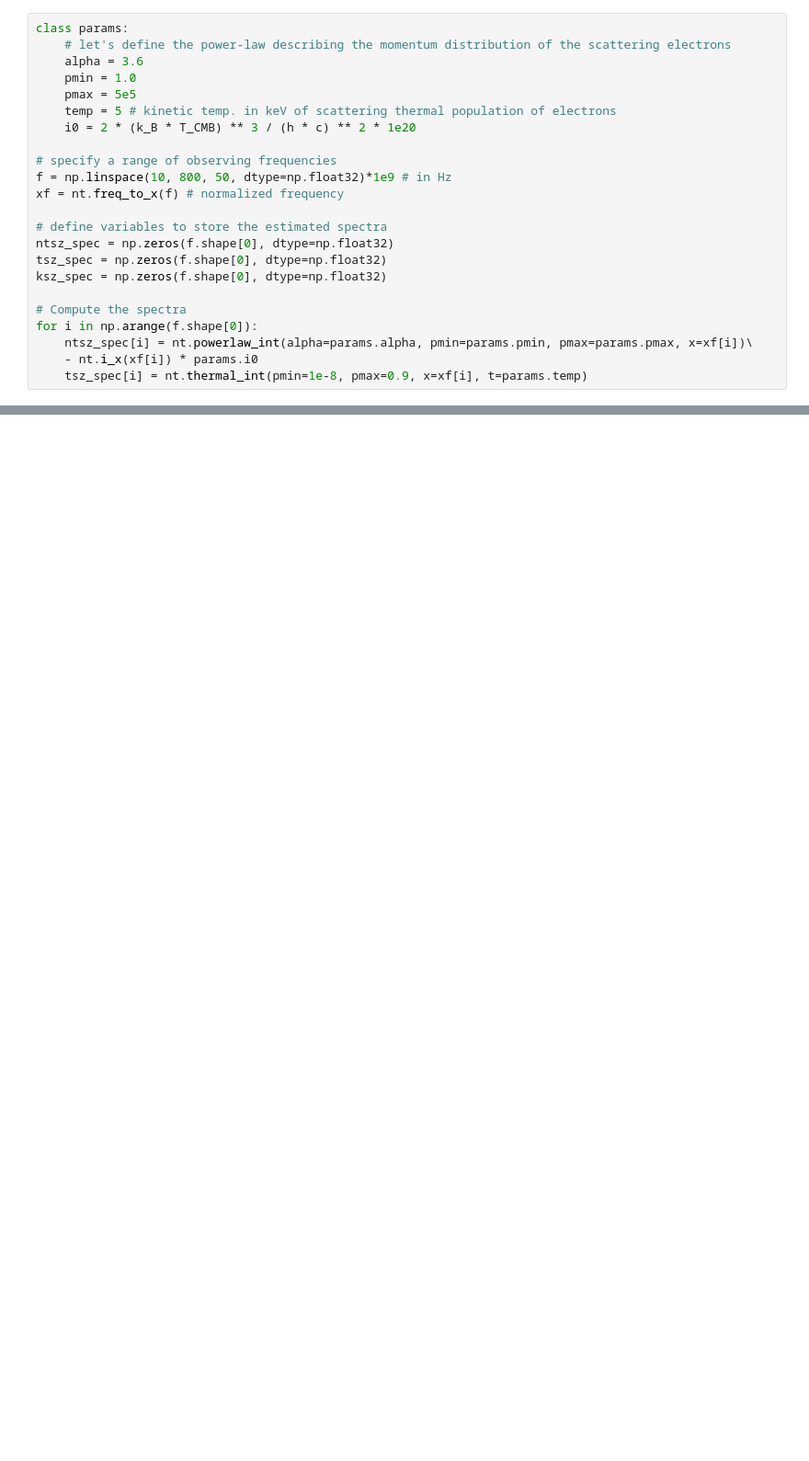
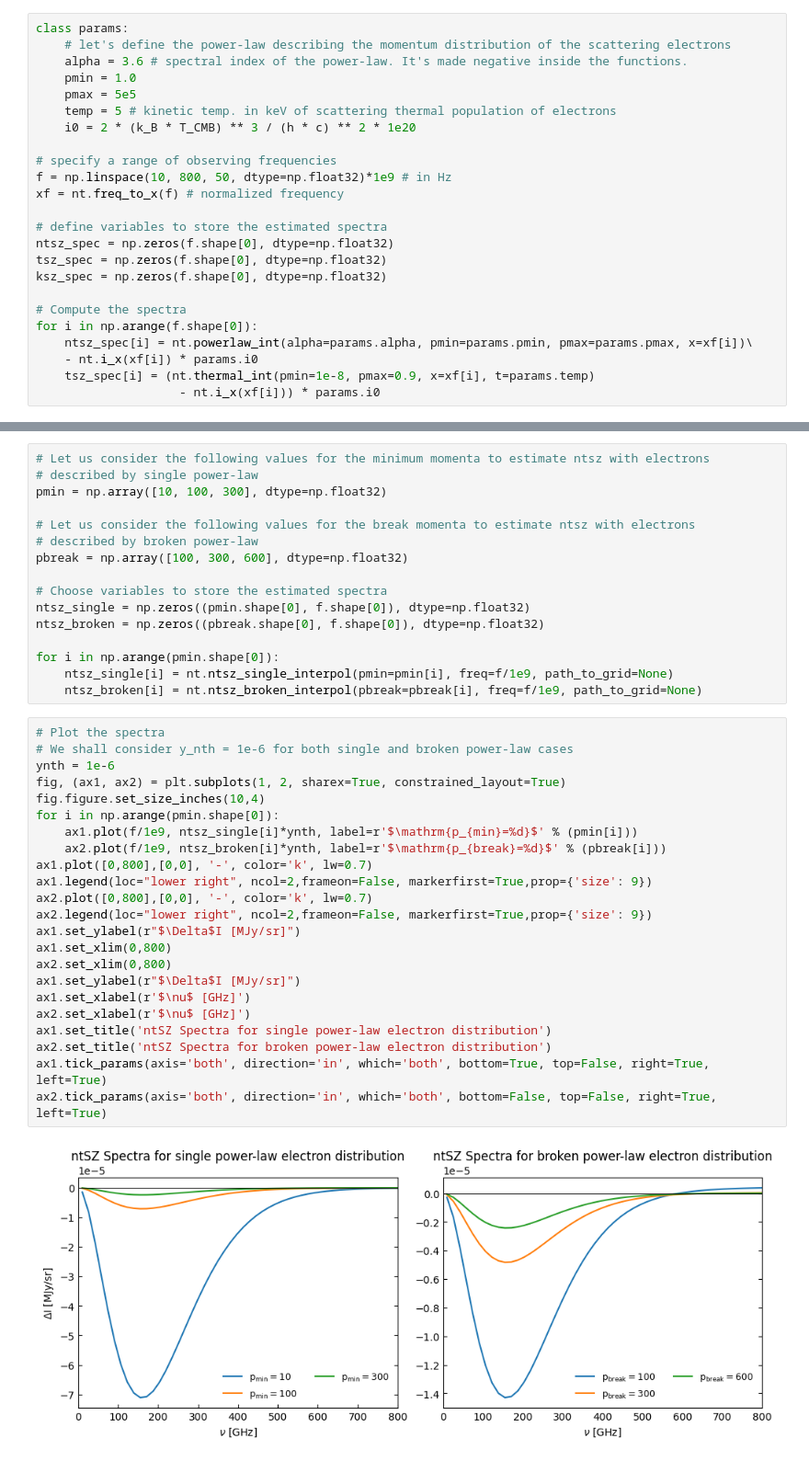
Before and after one commit to Vyoma-M/ntsz, a Jupyter notebook: example_notebook.ipynb, the cells around one changed output, grey strips where cells are left out. Shown at 92% size. Drawn from its saved outputs; the diff is of its cells as text; blank space fills up the shorter version.

```diff
--- a/example_notebook.ipynb
+++ b/example_notebook.ipynb
@@ -19,7 +40,7 @@ T_CMB = 2.7255  # K
 # %%
 class params:
     # let's define the power-law describing the momentum distribution of the scattering electrons
-    alpha = 3.6
+    alpha = 3.6 # spectral index of the power-law. It's made negative inside the functions.
     pmin = 1.0
     pmax = 5e5
     temp = 5 # kinetic temp. in keV of scattering thermal population of electrons
@@ -38,5 +59,6 @@ ksz_spec = np.zeros(f.shape[0], dtype=np.float32)
 for i in np.arange(f.shape[0]):
     ntsz_spec[i] = nt.powerlaw_int(alpha=params.alpha, pmin=params.pmin, pmax=params.pmax, x=xf[i])\
     - nt.i_x(xf[i]) * params.i0
-    tsz_spec[i] = nt.thermal_int(pmin=1e-8, pmax=0.9, x=xf[i], t=params.temp)
+    tsz_spec[i] = (nt.thermal_int(pmin=1e-8, pmax=0.9, x=xf[i], t=params.temp)
+                    - nt.i_x(xf[i])) * params.i0
 # %%
@@ -62,0 +108,41 @@ ax2.tick_params(axis='x', direction='in', which='both', bottom=False, top=True,
+# %%
+# Let us consider the following values for the minimum momenta to estimate ntsz with electrons
+# described by single power-law
+pmin = np.array([10, 100, 300], dtype=np.float32)
+
+# Let us consider the following values for the break momenta to estimate ntsz with electrons
+# described by broken power-law
+pbreak = np.array([100, 300, 600], dtype=np.float32)
+
+# Choose variables to store the estimated spectra
+ntsz_single = np.zeros((pmin.shape[0], f.shape[0]), dtype=np.float32)
+ntsz_broken = np.zeros((pbreak.shape[0], f.shape[0]), dtype=np.float32)
+
+for i in np.arange(pmin.shape[0]):
+    ntsz_single[i] = nt.ntsz_single_interpol(pmin=pmin[i], freq=f/1e9, path_to_grid=None)
+    ntsz_broken[i] = nt.ntsz_broken_interpol(pbreak=pbreak[i], freq=f/1e9, path_to_grid=None)
+# %%
+# Plot the spectra
+# We shall consider y_nth = 1e-6 for both single and broken power-law cases
+ynth = 1e-6
+fig, (ax1, ax2) = plt.subplots(1, 2, sharex=True, constrained_layout=True)
+fig.figure.set_size_inches(10,4)
+for i in np.arange(pmin.shape[0]):
+    ax1.plot(f/1e9, ntsz_single[i]*ynth, label=r'$\mathrm{p_{min}=%d}$' % (pmin[i]))
+    ax2.plot(f/1e9, ntsz_broken[i]*ynth, label=r'$\mathrm{p_{break}=%d}$' % (pbreak[i]))
+ax1.plot([0,800],[0,0], '-', color='k', lw=0.7)
+ax1.legend(loc="lower right", ncol=2,frameon=False, markerfirst=True,prop={'size': 9})
+ax2.plot([0,800],[0,0], '-', color='k', lw=0.7)
+ax2.legend(loc="lower right", ncol=2,frameon=False, markerfirst=True,prop={'size': 9})
+ax1.set_ylabel(r"$\Delta$I [MJy/sr]")
+ax1.set_xlim(0,800)
+ax2.set_xlim(0,800)
+ax1.set_ylabel(r"$\Delta$I [MJy/sr]")
+ax1.set_xlabel(r'$\nu$ [GHz]')
+ax2.set_xlabel(r'$\nu$ [GHz]')
+ax1.set_title('ntSZ Spectra for single power-law electron distribution')
+ax2.set_title('ntSZ Spectra for broken power-law electron distribution')
+ax1.tick_params(axis='both', direction='in', which='both', bottom=True, top=False, right=True, left=True)
+ax2.tick_params(axis='both', direction='in', which='both', bottom=False, top=False, right=True, left=True)
+# %% [output]
+[figure, added]
```
Also changed, not shown: parts of 7 cells of this notebook, 6 other files.
